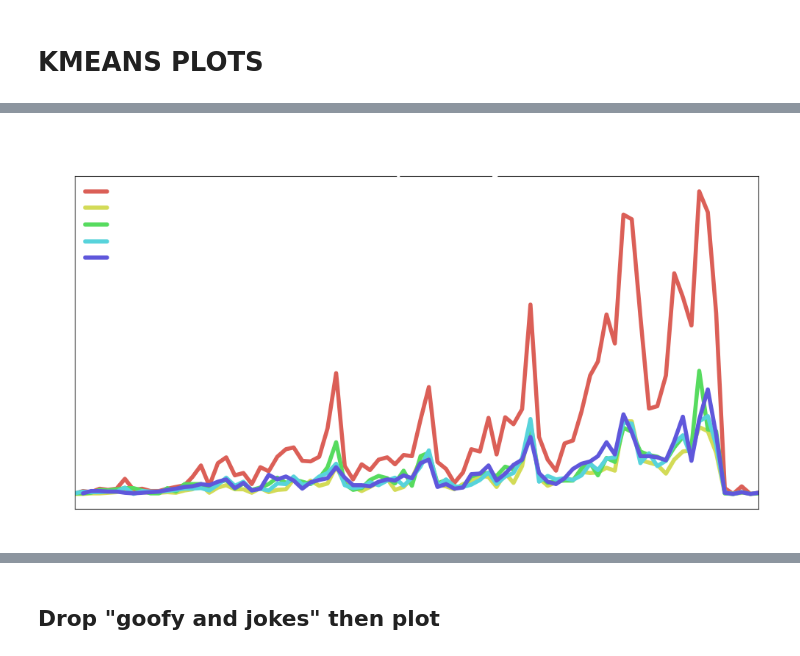
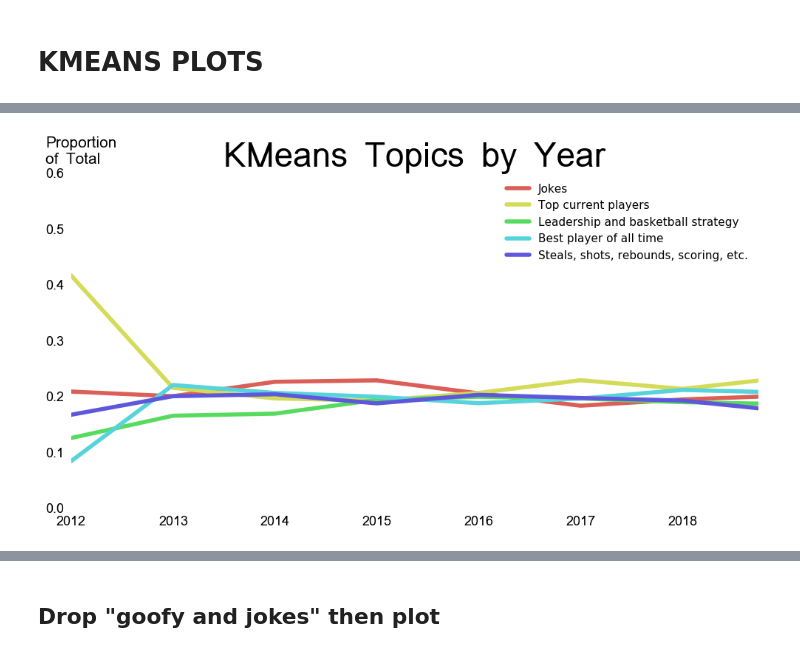
Before and after one commit to spencertollefson/lebron_james_nlp, a Jupyter notebook: plot_creation_notebook.ipynb, the cells around one changed output, grey strips where cells are left out. Saved outputs shown, nothing was run; the diff lists cells and outputs as text; code cells hidden in the pictures.

```diff
--- a/plot_creation_notebook.ipynb
+++ b/plot_creation_notebook.ipynb
@@ -48,6 +48,9 @@ lda_W = joblib.load(f'{model_dir}/lda_W.joblib')
 df = joblib.load('data/clean/clean_df.joblib')
 df = df.loc[df.body != 'full quote', :] # drop the 'full quote' only comment
 df = df[~df.body.str.contains("streamable mirror")] # Drop twitter bot comments
+# %%
+lda_topics_df = joblib.load(f'{model_dir}/test_lda_topics_df.joblib')
+lda_W = joblib.load(f'{model_dir}/test_lda_W.joblib')
 # %% [markdown]
 # Plot Functions
 # %%
@@ -390,26 +393,26 @@ def cluster_norm_by_time(df, cluster_col, time_col, time_chunk,
         plt.plot(df_master[time_col], df_master['ratio'], linewidth=4)
 
     yfont_labels = {'fontname':'Umpush',
-             'color':'white',
+             'color':'black',
              'ha':'left',
              'verticalalignment':'top',
              'size': 15}
 
     xfont_labels = {'fontname':'Umpush',
-             'color':'white',
+             'color':'black',
              'size': 13}
 
     yfont_ticks = {'fontname':'Umpush',
-             'color':'white',
+             'color':'black',
              'size': 13}
 
     xfont_ticks = {'fontname':'Umpush',
-             'color':'white',
+             'color':'black',
              'size': 13}
 
 
     titlefont = {'fontname':'Umpush',
-             'color':'white',
+             'color':'black',
              'size': 33}
 
     legendfont = {#'fontname':'Umpush',
@@ -421,7 +424,7 @@ def cluster_norm_by_time(df, cluster_col, time_col, time_chunk,
 
     leg = plt.legend(labels=cluster_labels, loc='best', **legendfont)
     for text in leg.get_texts():
-        plt.setp(text, color = 'w')
+        plt.setp(text, color = 'black')
     plt.title('LDA Topics by Month', **titlefont)
     plt.xticks(**xfont_ticks)
     plt.yticks(**yfont_ticks)
@@ -430,6 +433,7 @@ def cluster_norm_by_time(df, cluster_col, time_col, time_chunk,
     plt.xlabel('',**yfont_labels)
     plt.xlim(datetime.date(2012, 1, 1), datetime.date(2018, 9, 29))
     plt.ylim(ymin=0, ymax=0.40)
+    sns.despine(left=True, bottom=True)
 
     return plt
 
@@ -446,8 +450,8 @@ cluster_nums = [ #0,
                 ]
 plot_lda_df = lda_topics_df[lda_topics_df['topics'].isin(cluster_nums)]
 
-fig = cluster_norm_by_time(plot_lda_df, 'topics', 'time', 'M',
+fig = cluster_norm_by_time(plot_lda_df, 'topics', 'time', 'Y',
                            cluster_names, cluster_nums, filename='lda_cluster_proportion.png')
 
-fig.savefig(f'{savedir}/monthly_lda_cluster_proportion.png', format='png', dpi=300, bbox_inches='tight', transparent=True)
+fig.savefig(f'{savedir}/black_yearly_lda_cluster_proportion.png', format='png', dpi=300, bbox_inches='tight', transparent=True)
 # %% [output]
@@ -537,69 +619,82 @@ cluster_names = ['Jokes', 'Top current players', 'Leadership and basketball stra
 cluster_nums = [4, 5, 6, 13, 14]
 kmeans_plot_df = kmeans_df[kmeans_df['clusters'].isin(cluster_nums)]
 # %%
-# write function that slices on label, and plots what you want.
-def cluster_count_by_time(df, cluster_col, time_col, time_chunk,
-                          cluster_labels, cluster_nums, save=False,
-                          filename=None):
+def cluster_norm_by_time(df, cluster_col, time_col, time_chunk,
+                         cluster_labels, cluster_nums, save=False,
+                        filename=None):
     df = df.loc[:, [cluster_col, time_col]]
+
     plt.figure(figsize=(12,6), dpi=100)
 
     for i in cluster_nums:
-        # slice DF to that label
-        dfZ = df[df[cluster_col] == i]
+        # create df with count of all labels by the time_chunk grouping
+        df_master = df.groupby([pd.Grouper(key=time_col, freq=time_chunk)]).count()
+        df_master.rename(columns={cluster_col:'count_of_all_labels'}, inplace=True)
 
-        # group everything by year/time
-        dfZ = dfZ.groupby([pd.Grouper(key=time_col, freq=time_chunk)]).count().reset_index()
+        # create df with count of only INTERESTED cluster label by time_chunk grouping
+        dfX = df[df[cluster_col] == i]
 
+        # slice df to that ratio
+        dfZ = dfX.groupby([pd.Grouper(key=time_col, freq=time_chunk)]).count()
+        dfZ.rename(columns={time_chunk:'count_of_interest_label'}, inplace=True)
+
+        # add column to master one (dfA)
+        df_master['count_of_interest_only'] = dfZ
+
+        #make ratio column
+        df_master['ratio'] = df_master.count_of_interest_only / df_master.count_of_all_labels
+
+        df_master = df_master.reset_index()
         # plot dataframe
 #         dfZ.plot(x=time_col, y=cluster_col, figsize=(12,8))
-        plt.plot(dfZ[time_col], dfZ[cluster_col], linewidth=4)
+        plt.plot(df_master[time_col], df_master['ratio'], linewidth=4)
 
     yfont_labels = {'fontname':'Umpush',
-             'color':'white',
+             'color':'black',
              'ha':'left',
              'verticalalignment':'top',
              'size': 15}
 
     xfont_labels = {'fontname':'Umpush',
-             'color':'white',
+             'color':'black',
              'size': 13}
 
     yfont_ticks = {'fontname':'Umpush',
-             'color':'white',
+             'color':'black',
              'size': 13}
 
     xfont_ticks = {'fontname':'Umpush',
-             'color':'white',
+             'color':'black',
              'size': 13}
 
 
     titlefont = {'fontname':'Umpush',
-             'color':'white',
+             'color':'black',
              'size': 33}
 
     legendfont = {#'fontname':'Umpush',
              #'color':'white',
              'fontsize': 11,
              'frameon': False,
              'fancybox': False,
                  }
 
     leg = plt.legend(labels=cluster_labels, loc='best', **legendfont)
     for text in leg.get_texts():
-        plt.setp(text, color = 'w')
-    plt.title('KMeans Topics by Month', **titlefont)
+        plt.setp(text, color = 'black')
+    plt.title('KMeans Topics by Year', **titlefont)
     plt.xticks(**xfont_ticks)
     plt.yticks(**yfont_ticks)
-    plt.ylabel('Count\nper\nMonth', y=1.120,
+    plt.ylabel('Proportion\nof Total', y=1.110,
                rotation=0, labelpad = 0, **yfont_labels)
     plt.xlabel('',**yfont_labels)
     plt.xlim(datetime.date(2012, 1, 1), datetime.date(2018, 9, 29))
-
+    plt.ylim(ymin=0, ymax=0.60)
+    sns.despine(left=True, bottom=True)
     return plt
 
-fig = cluster_count_by_time(kmeans_plot_df, cluster_labels=cluster_names, cluster_col='clusters', time_col='time', time_chunk='M', cluster_nums=cluster_nums)
+fig = cluster_norm_by_time(kmeans_plot_df, cluster_labels=cluster_names, cluster_col='clusters', time_col='time', time_chunk='Y', cluster_nums=cluster_nums)
 
-fig.savefig(f'{savedir}/monthly_kmeans_cluster_counts.png', format='png', dpi=300, bbox_inches='tight', transparent=True)
+fig.savefig(f'{savedir}/black_annual_kmeans_cluster_proportion.png', format='png', dpi=300, bbox_inches='tight', transparent=True)
 # %% [output]
-[figure, old version]
+[figure, new version]
```
Also changed, not shown: parts of 9 cells of this notebook, 9 other files.
